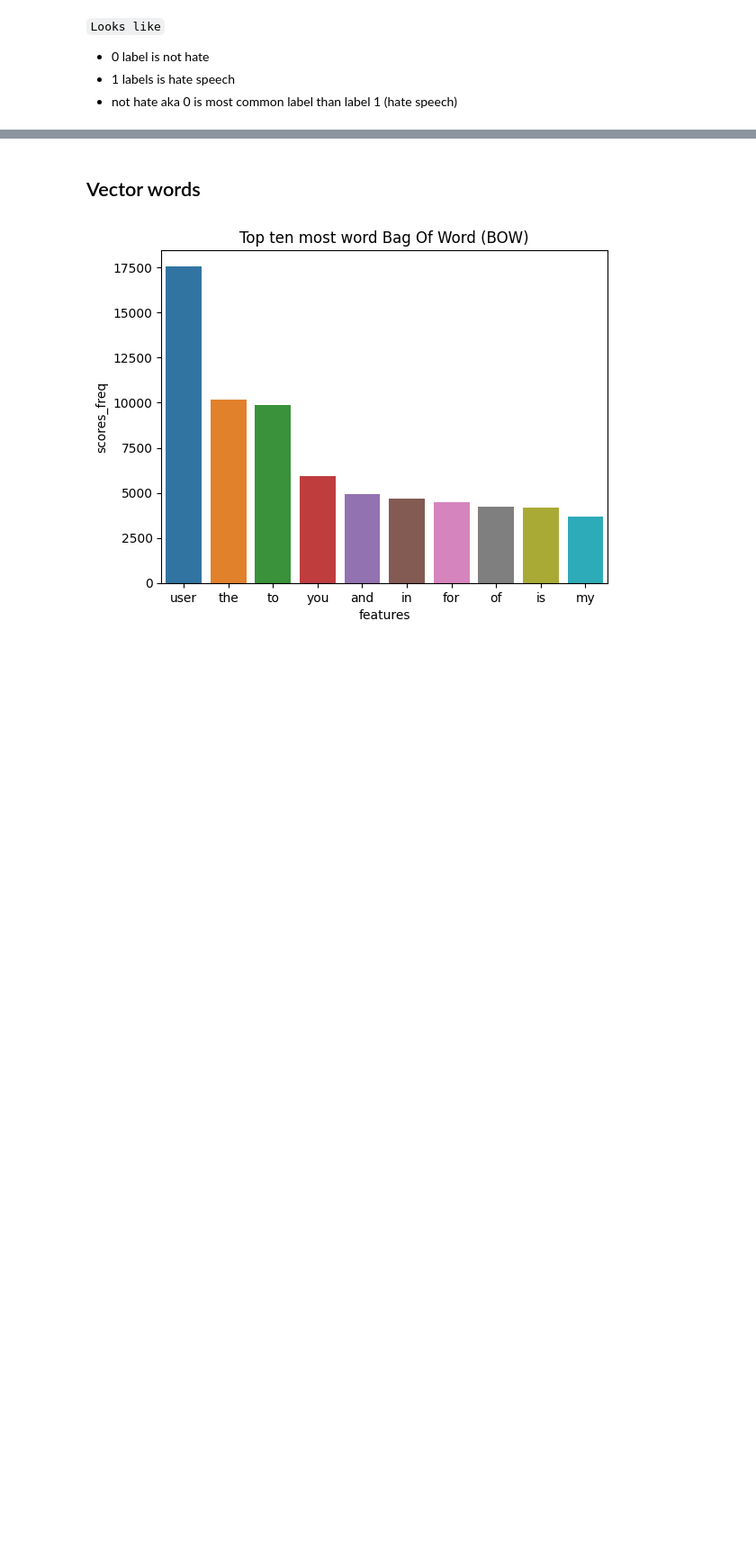
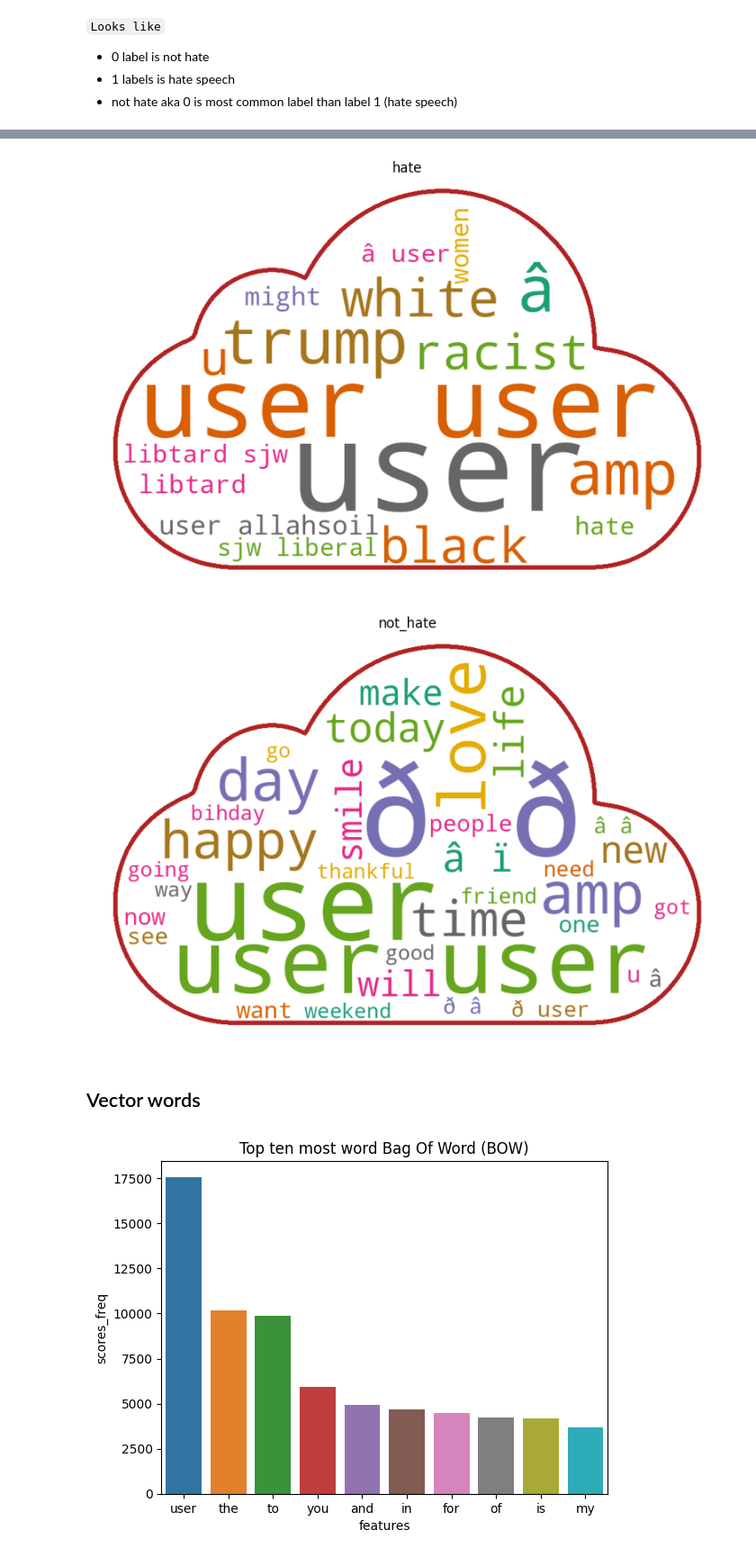
Before and after one commit to ackermanjayjay/Detection-tweets-hate-speech, a Jupyter notebook: Tweets_hate_speech.ipynb, the cells around one changed output, grey strips where cells are left out. Shown at 90% size. Saved outputs shown, nothing was run; the diff lists cells and outputs as text; code cells hidden in the pictures; blank space fills up the shorter version.

```diff
--- a/Tweets_hate_speech.ipynb
+++ b/Tweets_hate_speech.ipynb
@@ -107,3 +140,41 @@ data_train_df.labels.value_counts().plot.barh();
+# %%
+originalImage = cv2.imread('cloud.jpg')
+grayImage = cv2.cvtColor(originalImage, cv2.COLOR_BGR2GRAY)
+(thresh, cloud_mask) = cv2.threshold(grayImage, 100, 255, cv2.THRESH_BINARY)
+
+def word_cloud(data,clean_columns_data,columnsTargetLabel,label):
+
+  data_target = data[data[columnsTargetLabel] == label]
+  string_label = []
+
+  for t in data_target[clean_columns_data]:
+    string_label .append(t)
+
+  string_label = pd.Series(string_label).str.cat(sep=' ')
+
+  wordcloud = WordCloud(width=1600, height=800, margin=10,
+                        background_color='white', colormap='Dark2',
+                        max_font_size=200, min_font_size=25,
+                        mask=cloud_mask, contour_width=10, contour_color='firebrick',
+                        max_words=100).generate(string_label)
+  plt.figure(figsize=(10,8))
+  plt.imshow(wordcloud)
+  plt.axis("off")
+  plt.title(label)
+  plt.show()
+# %%
+import numpy as np
+label_string=[]
+for label in data_train_df["sentiment"]:
+    label_string.append(label)
+for label in np.unique(label_string):
+            word_cloud(data=data_train_df,
+            clean_columns_data="tweet",
+            columnsTargetLabel="sentiment",
+            label=(label))
+# %% [output]
+[figure, added]
+[figure, added]
 # %% [markdown]
 ## Vector words
 # %%
```
Also changed, not shown: parts of 123 cells of this notebook.
